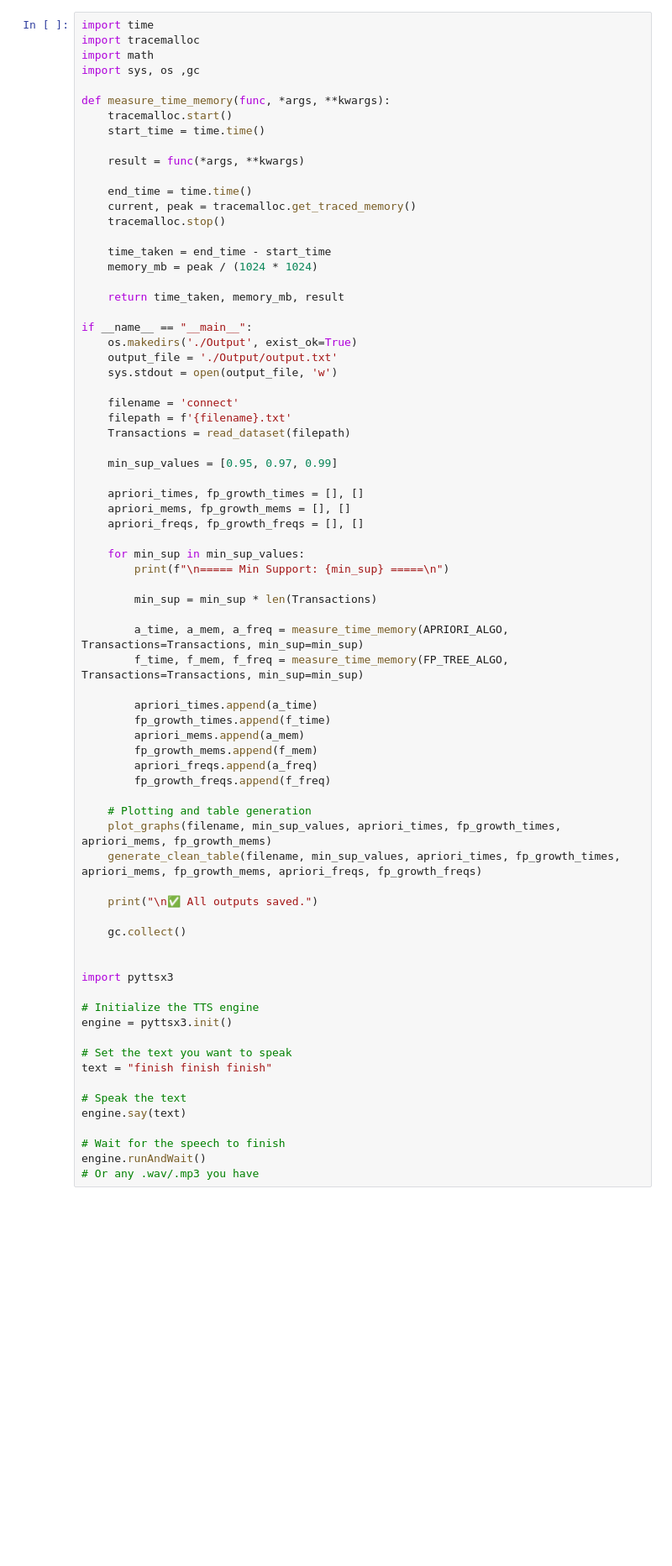
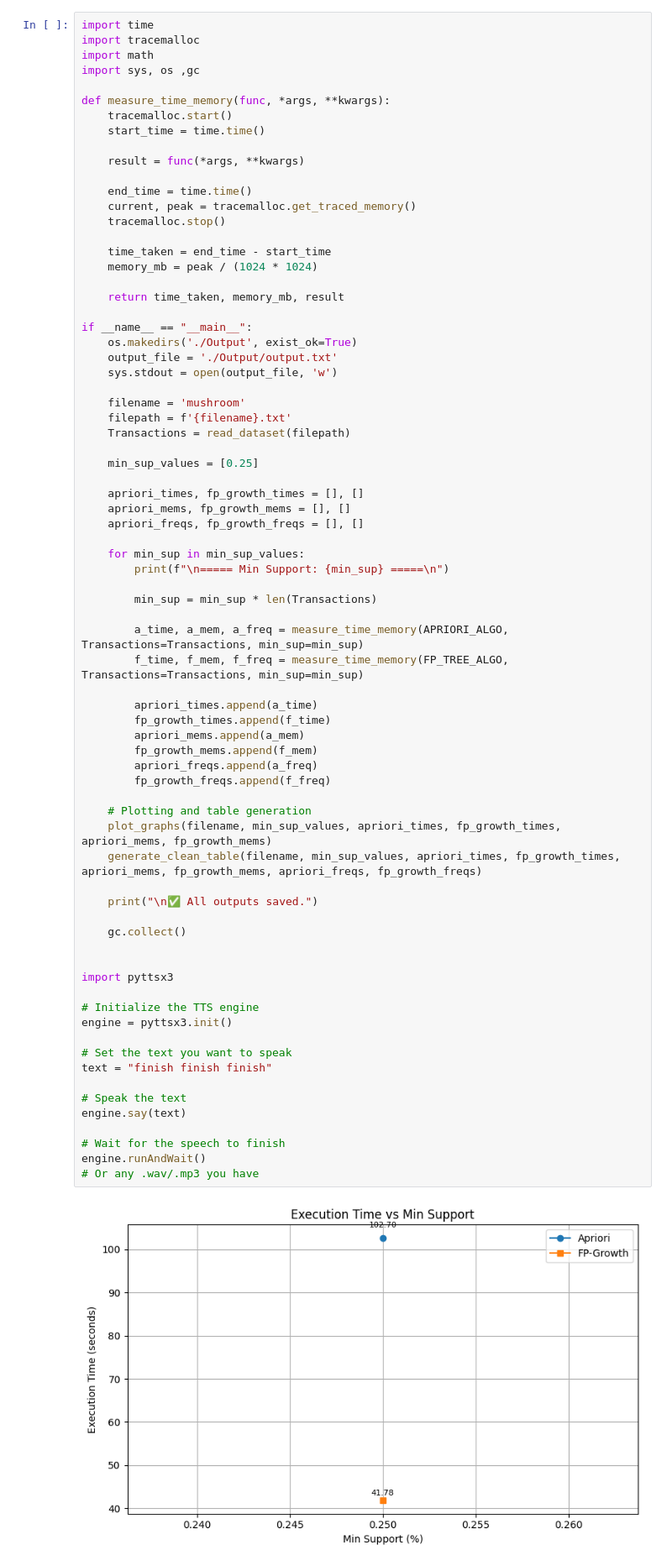
Before and after one commit to TerrorBlood47/Data-Mining, a Jupyter notebook: Assignemnt_3/comparison.ipynb, the cells around one changed output. Shown: that part at 84% size. Cells and saved outputs as stored; diff of their text form; blank space fills up the shorter version.

```diff
--- a/Assignemnt_3/comparison.ipynb
+++ b/Assignemnt_3/comparison.ipynb
@@ -367,11 +367,11 @@ if __name__ == "__main__":
     output_file = './Output/output.txt'
     sys.stdout = open(output_file, 'w')
 
-    filename = 'connect'
+    filename = 'mushroom'
     filepath = f'{filename}.txt'
     Transactions = read_dataset(filepath)
 
-    min_sup_values = [0.95, 0.97, 0.99]
+    min_sup_values = [0.25]
 
     apriori_times, fp_growth_times = [], []
     apriori_mems, fp_growth_mems = [], []
@@ -388,30 +388,32 @@ if __name__ == "__main__":
         apriori_times.append(a_time)
         fp_growth_times.append(f_time)
         apriori_mems.append(a_mem)
         fp_growth_mems.append(f_mem)
         apriori_freqs.append(a_freq)
         fp_growth_freqs.append(f_freq)
 
     # Plotting and table generation
     plot_graphs(filename, min_sup_values, apriori_times, fp_growth_times, apriori_mems, fp_growth_mems)
     generate_clean_table(filename, min_sup_values, apriori_times, fp_growth_times, apriori_mems, fp_growth_mems, apriori_freqs, fp_growth_freqs)
 
     print("\n✅ All outputs saved.")
 
     gc.collect()
 
 
 import pyttsx3
 
 # Initialize the TTS engine
 engine = pyttsx3.init()
 
 # Set the text you want to speak
 text = "finish finish finish"
 
 # Speak the text
 engine.say(text)
 
 # Wait for the speech to finish
 engine.runAndWait()
 # Or any .wav/.mp3 you have
+# %% [output]
+[figure, added]
```
Also changed, not shown: parts of 1 cell of this notebook, 19 other files.
